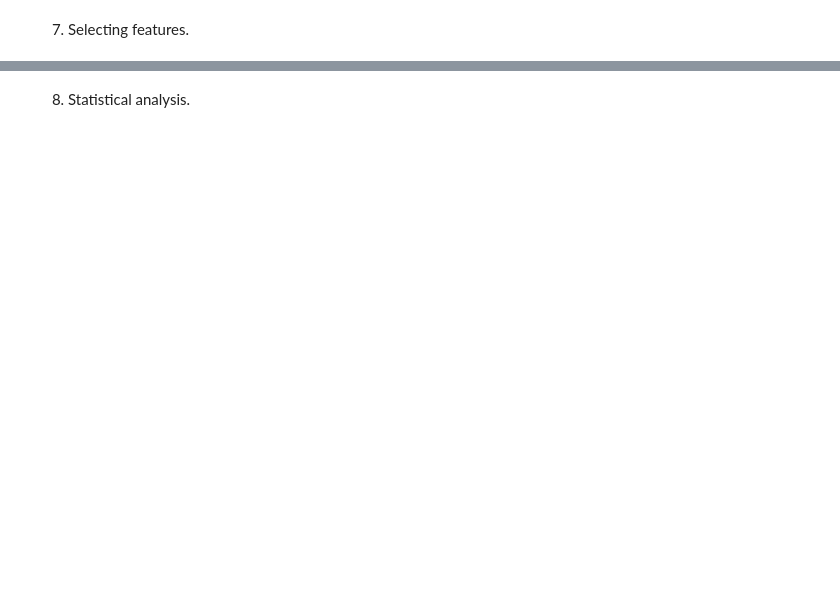
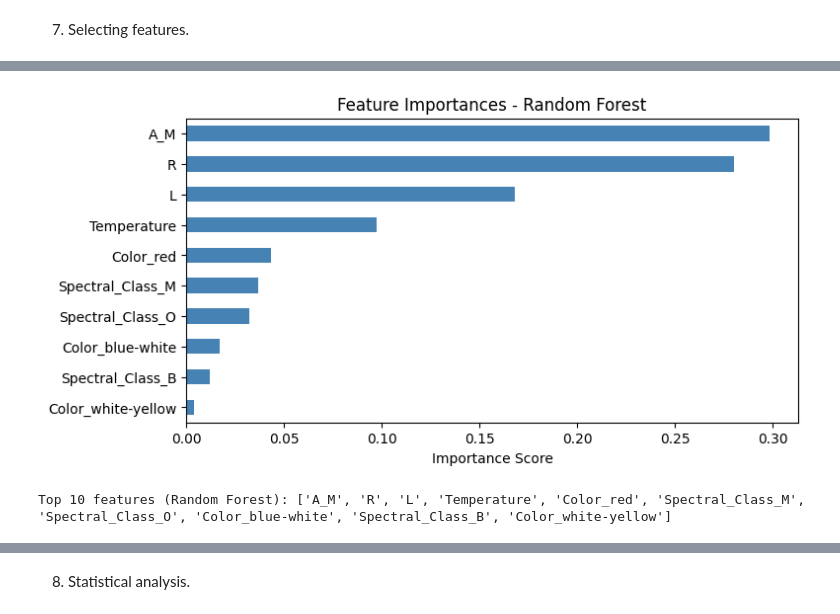
Before and after one commit to geovanasaraiva/mlops-star-type-classification, a Jupyter notebook: notebooks/jupyter notebook ia.ipynb, the cells around one changed output, grey strips where cells are left out. Drawn from its saved outputs; the diff is of its cells as text; code cells hidden in the pictures; blank space fills up the shorter version.

Commit message:
Updating jupyter notebook: adding mutual info and pearson correlation

```diff
--- a/notebooks/jupyter notebook ia.ipynb
+++ b/notebooks/jupyter notebook ia.ipynb
@@ -11,6 +11,18 @@ config = {
         "missing_threshold": 0.5, #Discard columns with more than 50% missing values.
         "imputation_strategy": "mean" #Filling technique.
     },
+
+    #Feature selection configuration.
+    "feature_selection": {
+        "top_k": 7, #Number of features selected after ranking.
+        "weights": {
+            "pearson": 0.3, #Weight assigned to Pearson correlation score.
+            "mutual_info": 0.3, #Weight assigned to Mutual Information score.
+            "random_forest": 0.4 #Weight assigned to Random Forest importance score.
+        }
+    },
+
+    #MLP architecture.
     "model": {
         "hidden_sizes": [32, 16], #Two hidden layers: the firs with 32 neurons, and the second with 16.
         "dropout": 0.2, #Random shutdown of 20% of neurons.
@@ -416,0 +484,23 @@ test_df=test_df[selected_features+[target]]
+# %%
+#Train the Random Forest model.
+rf = RandomForestClassifier(n_estimators=100, random_state=42)
+rf.fit(df_clean.drop(columns=['Type']), df_clean['Type'])
+
+#Extract feature importances.
+importances = pd.Series(rf.feature_importances_, index=df_clean.drop(columns=['Type']).columns)
+importances = importances.sort_values(ascending=False)
+
+#Plot feature importances for visual analysis.
+plt.figure(figsize=(8, 4))
+importances.head(10).plot(kind='barh', color='steelblue')
+plt.title('Feature Importances - Random Forest')
+plt.xlabel('Importance Score')
+plt.gca().invert_yaxis()  #Put the most important feature on top
+plt.show()
+
+#Select the top 10 features.
+top10_rf = importances.nlargest(10).index.tolist()
+print("Top 10 features (Random Forest):", top10_rf)
+# %% [output]
+[figure, added]
+Top 10 features (Random Forest): ['A_M', 'R', 'L', 'Temperature', 'Color_red', 'Spectral_Class_M', 'Spectral_Class_O', 'Color_blue-white', 'Spectral_Class_B', 'Color_white-yellow']
```
Also changed, not shown: parts of 15 cells of this notebook.
